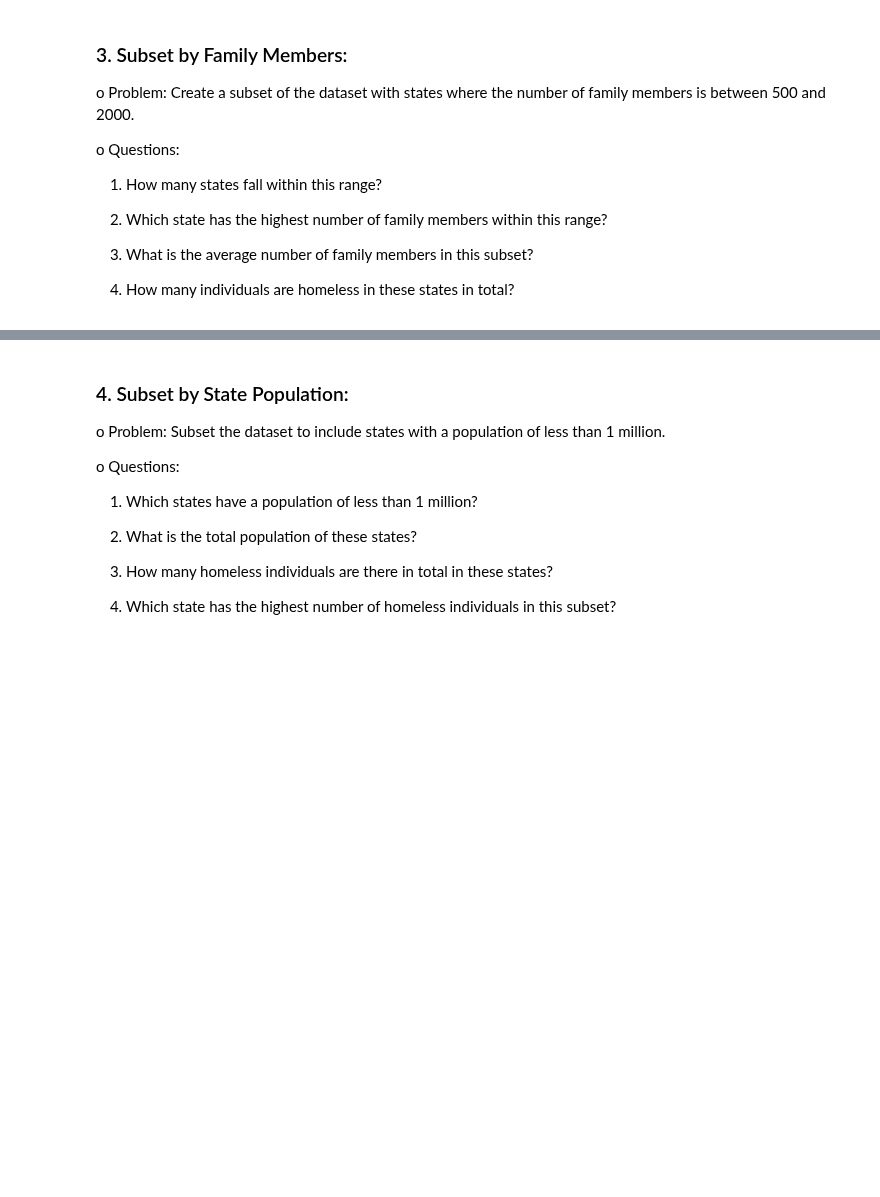
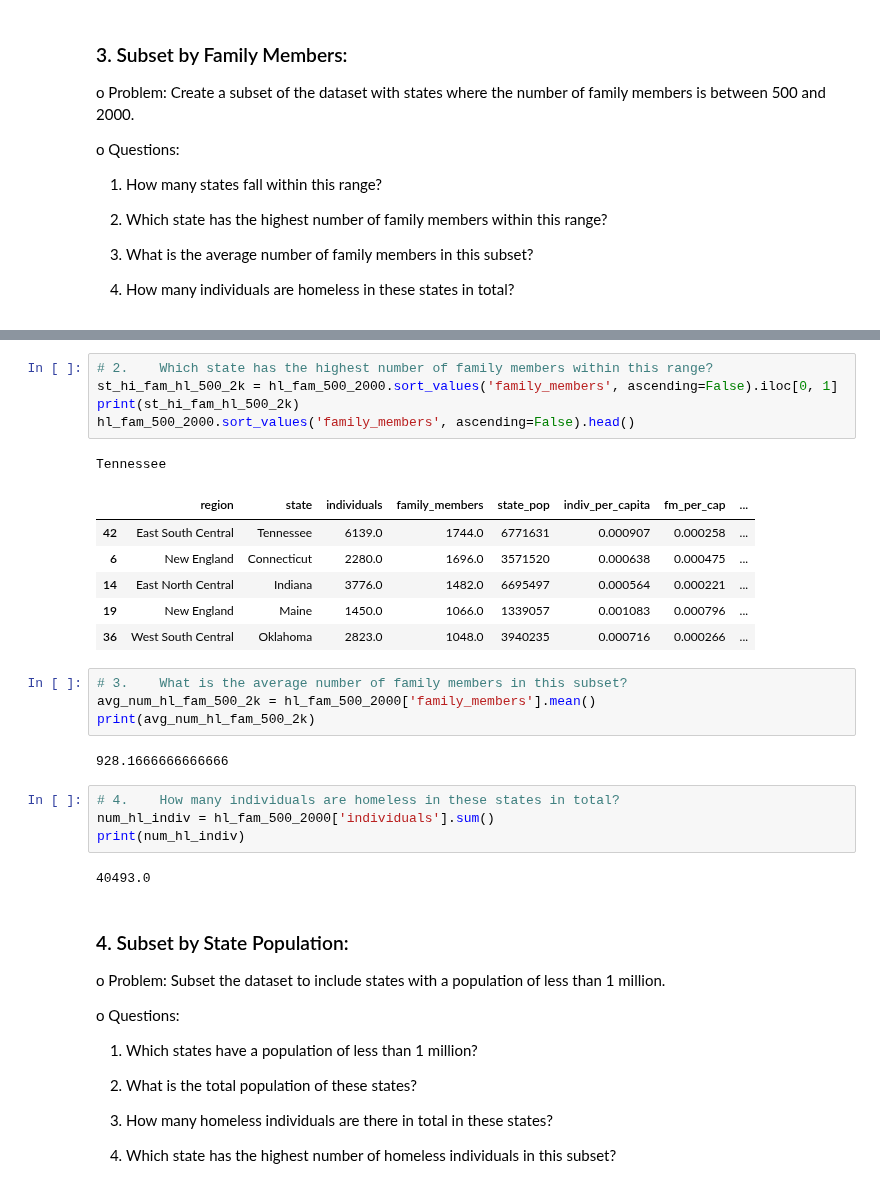
Before and after one commit to S827/python-programs, a Jupyter notebook: EDAPractice/DMWithPandas/CH1_TransformingDataframes/Homelessness_Exercise.ipynb, the cells around one changed output, grey strips where cells are left out. Saved outputs shown, nothing was run; the diff lists cells and outputs as text; blank space fills up the shorter version.

Commit message:
added subsetting problem 3 solution

```diff
--- a/EDAPractice/DMWithPandas/CH1_TransformingDataframes/Homelessness_Exercise.ipynb
+++ b/EDAPractice/DMWithPandas/CH1_TransformingDataframes/Homelessness_Exercise.ipynb
@@ -866,3 +882,28 @@ o	Questions:
+# %%
+# 2.	Which state has the highest number of family members within this range?
+st_hi_fam_hl_500_2k = hl_fam_500_2000.sort_values('family_members', ascending=False).iloc[0, 1]
+print(st_hi_fam_hl_500_2k)
+hl_fam_500_2000.sort_values('family_members', ascending=False).head()
+# %% [output]
+Tennessee
+|  | region | state | individuals | family_members | state_pop | indiv_per_capita | fm_per_cap | ... |
+| 42 | East South Central | Tennessee | 6139.0 | 1744.0 | 6771631 | 0.000907 | 0.000258 | ... |
+| 6 | New England | Connecticut | 2280.0 | 1696.0 | 3571520 | 0.000638 | 0.000475 | ... |
+| 14 | East North Central | Indiana | 3776.0 | 1482.0 | 6695497 | 0.000564 | 0.000221 | ... |
+| 19 | New England | Maine | 1450.0 | 1066.0 | 1339057 | 0.001083 | 0.000796 | ... |
+| 36 | West South Central | Oklahoma | 2823.0 | 1048.0 | 3940235 | 0.000716 | 0.000266 | ... |
+# %%
+# 3.	What is the average number of family members in this subset?
+avg_num_hl_fam_500_2k = hl_fam_500_2000['family_members'].mean()
+print(avg_num_hl_fam_500_2k)
+# %% [output]
+928.1666666666666
+# %%
+# 4.	How many individuals are homeless in these states in total?
+num_hl_indiv = hl_fam_500_2000['individuals'].sum()
+print(num_hl_indiv)
+# %% [output]
+40493.0
 # %% [markdown]
 ### 4.	Subset by State Population:
 o	Problem: Subset the dataset to include states with a population of less than 1 million.
```
Also changed, not shown: parts of 2 cells of this notebook.
